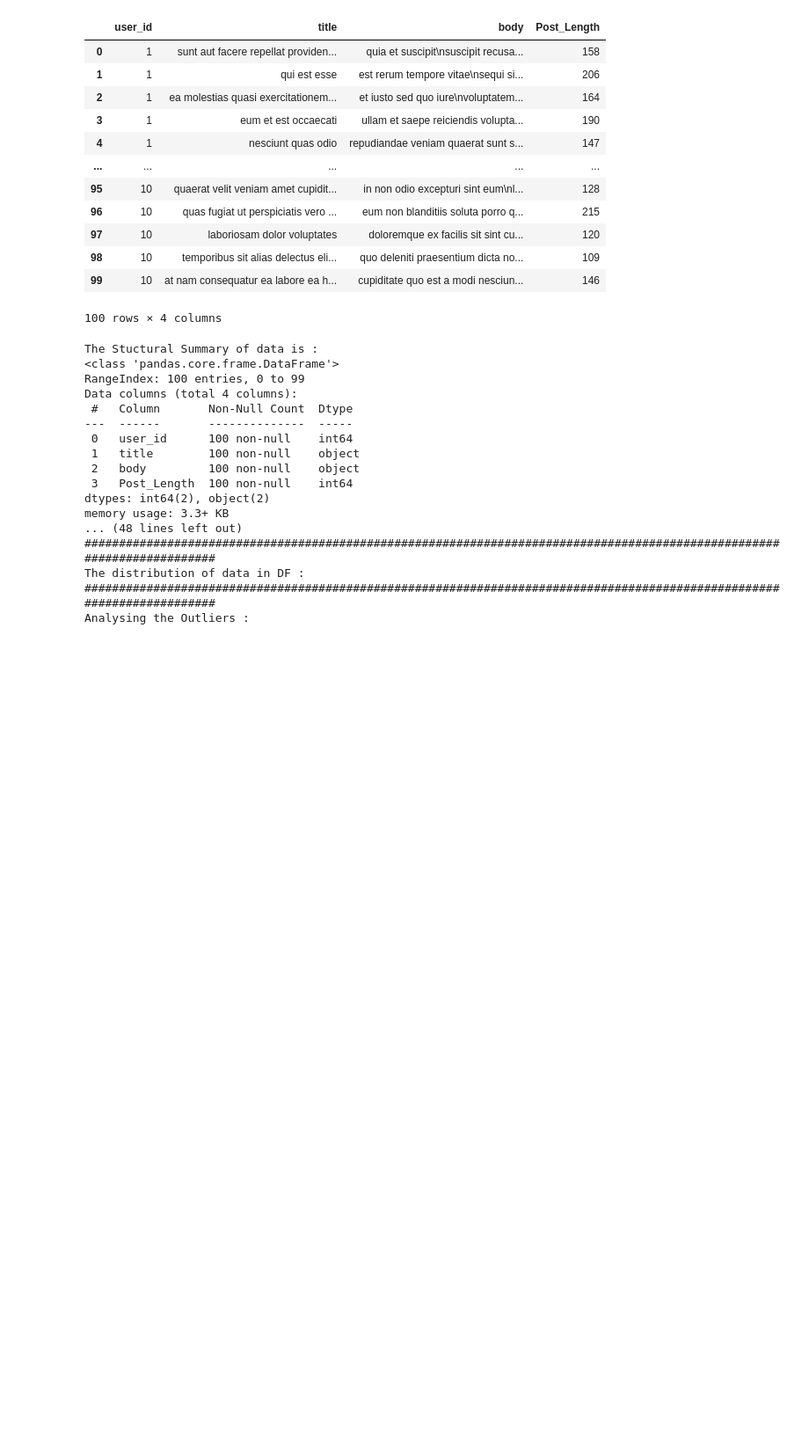
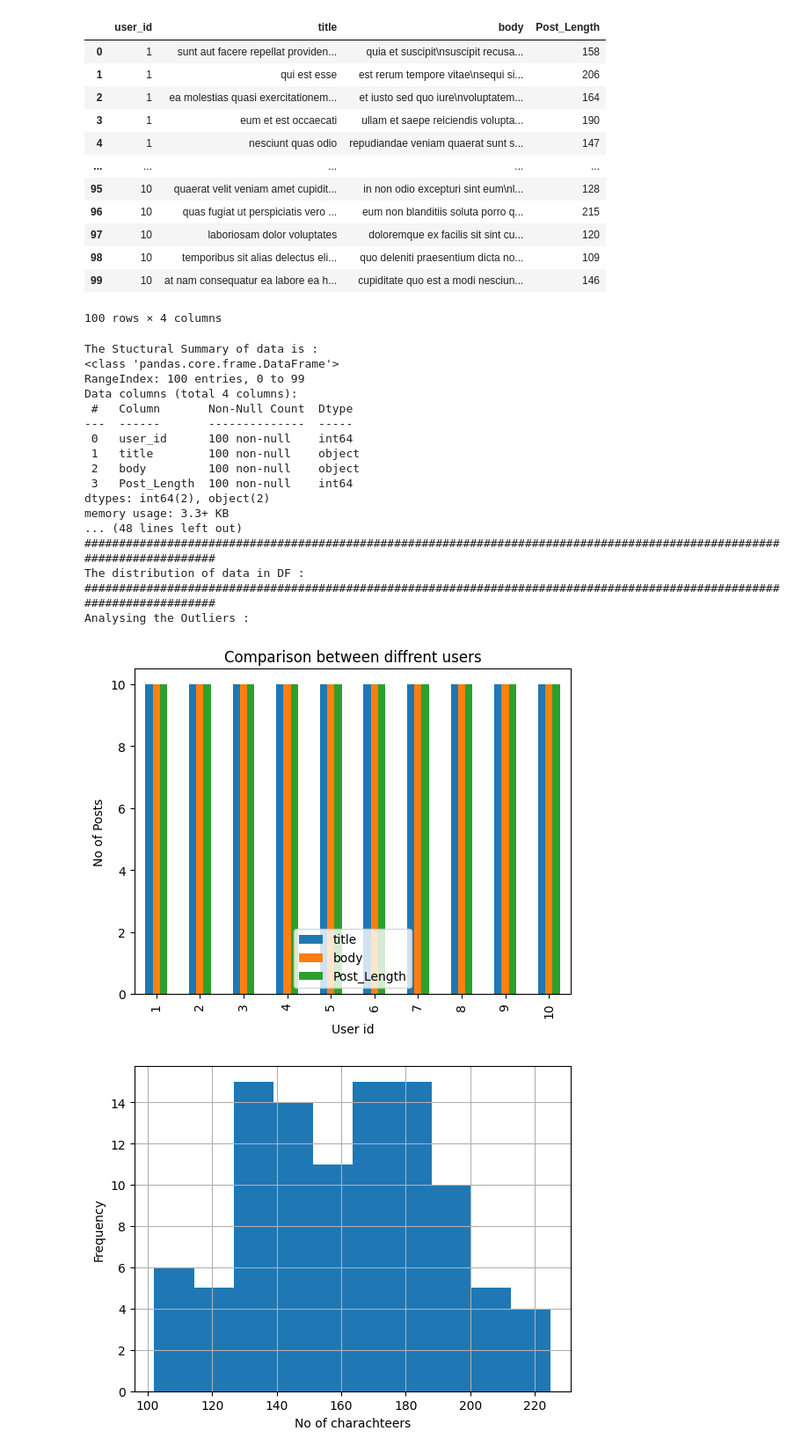
Before and after one commit to YS-Pundir/Python-Revision, a Jupyter notebook: Api_Handelling/Learning/api-workshop/file1.ipynb, the cells around one changed output. Shown at 88% size. Saved outputs shown, nothing was run; the diff lists cells and outputs as text; code cells hidden in the pictures; blank space fills up the shorter version.

Commit message:
adding the visualisation

```diff
--- a/Api_Handelling/Learning/api-workshop/file1.ipynb
+++ b/Api_Handelling/Learning/api-workshop/file1.ipynb
@@ -187,3 +188,19 @@ memory usage: 3.3+ KB
 The distribution of data in DF :
 ########################################################################################################################
 Analysing the Outliers :
+# %%
+# First bar grph showing the comparison of diffrent users
+Post_per_User.plot(kind='bar')
+plt.xlabel("User id")
+plt.ylabel("No of Posts")
+plt.title("Comparison between diffrent users")
+plt.show()
+
+df["Post_Length"].hist()
+plt.xlabel("No of charachteers")
+plt.ylabel("Frequency")
+plt.show("Distribution of Post Length")
+plt.show()
+# %% [output]
+[figure, added]
+[figure, added]
```
Also changed, not shown: parts of 1 cell of this notebook.
